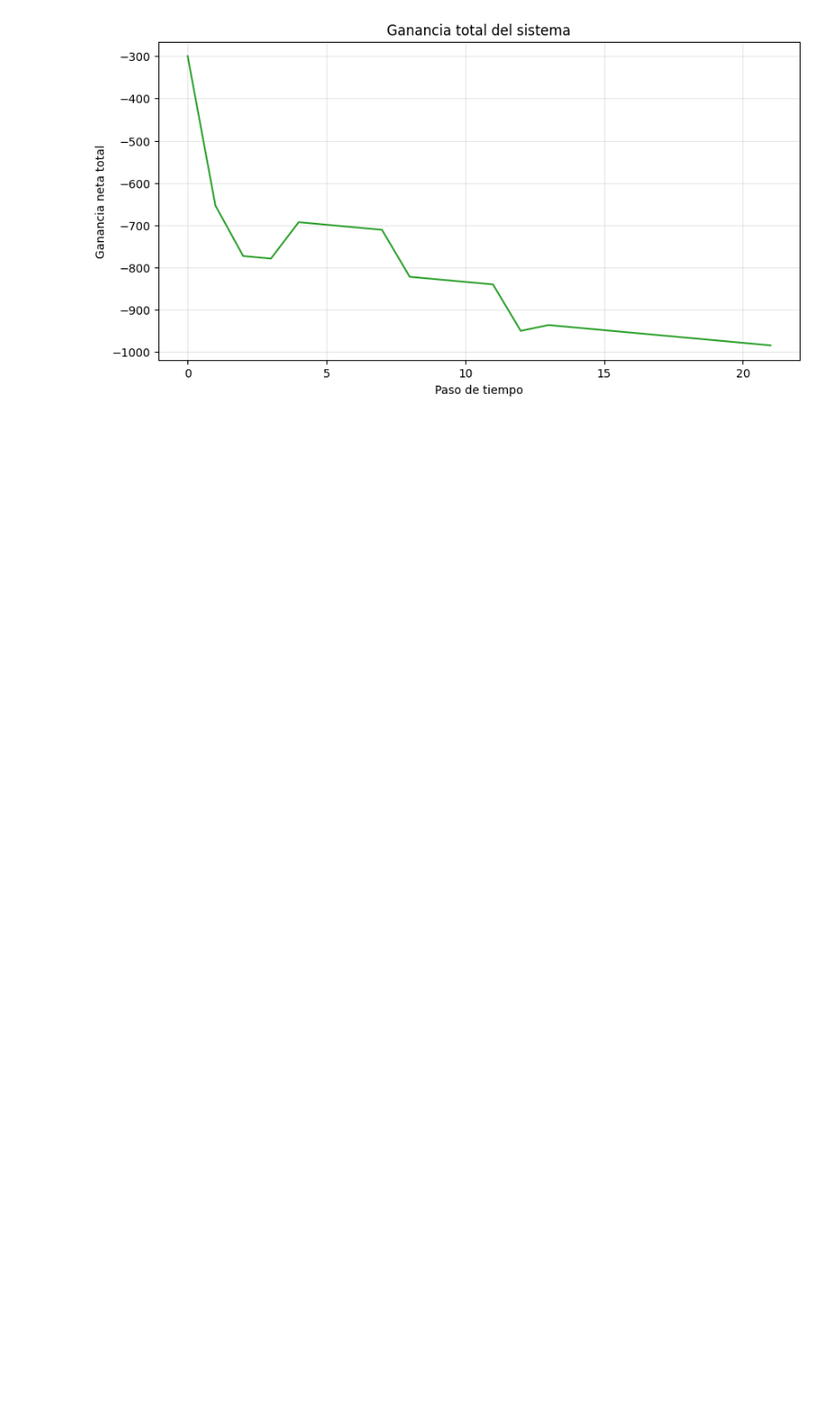
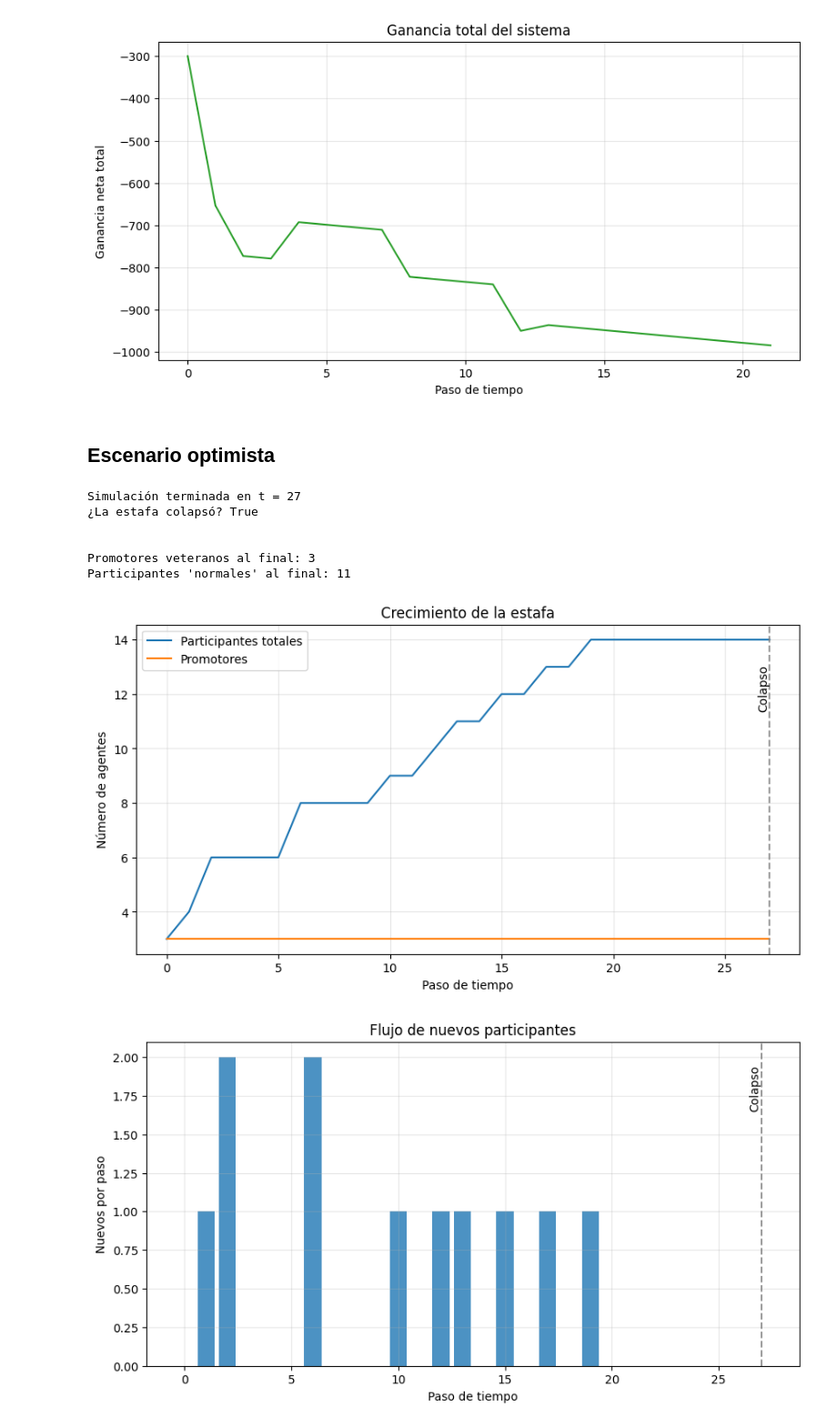
Before and after one commit to DiegoGarV/proyecto-modsim, a Jupyter notebook: proyecto.ipynb, the cells around one changed output. Shown at 91% size. Saved outputs shown, nothing was run; the diff lists cells and outputs as text; code cells hidden in the pictures; blank space fills up the shorter version.

```diff
--- a/proyecto.ipynb
+++ b/proyecto.ipynb
@@ -484,3 +484,36 @@ graficas()
 [figure]
 [figure]
 [figure]
+# %% [markdown]
+## Escenario optimista
+# %%
+scenario_optimista = {
+    "name": "optimista_viral",
+    "N_AGENTES": 2000,
+    "GRADO_MEDIO": 4,
+    "NUM_PROMOTORES_INICIALES": 10,
+    "INVERSION": 120.0,
+    "RETORNO": 0.07,
+    "COMISION": 0.15,
+    "P_BASE": 0.45,
+    "PASOS_MAX": 200,
+    "PASOS_SIN_NUEVOS_PARA_COLAPSO": 12,
+    "LAG_PROMOTOR_VETERANO": 2,
+    "MIN_FRACCION_PARTICIPANTES_PAGADOS": 0.2,
+    "SEED": 123
+}
+G, state, history = crear_red()
+registrar_estado()
+correr()
+# %% [output]
+Simulación terminada en t = 27
+¿La estafa colapsó? True
+
+
+Promotores veteranos al final: 3
+Participantes 'normales' al final: 11
+# %%
+graficas()
+# %% [output]
+[figure, added]
+[figure, added]
```
Also changed, not shown: parts of 5 cells of this notebook.
